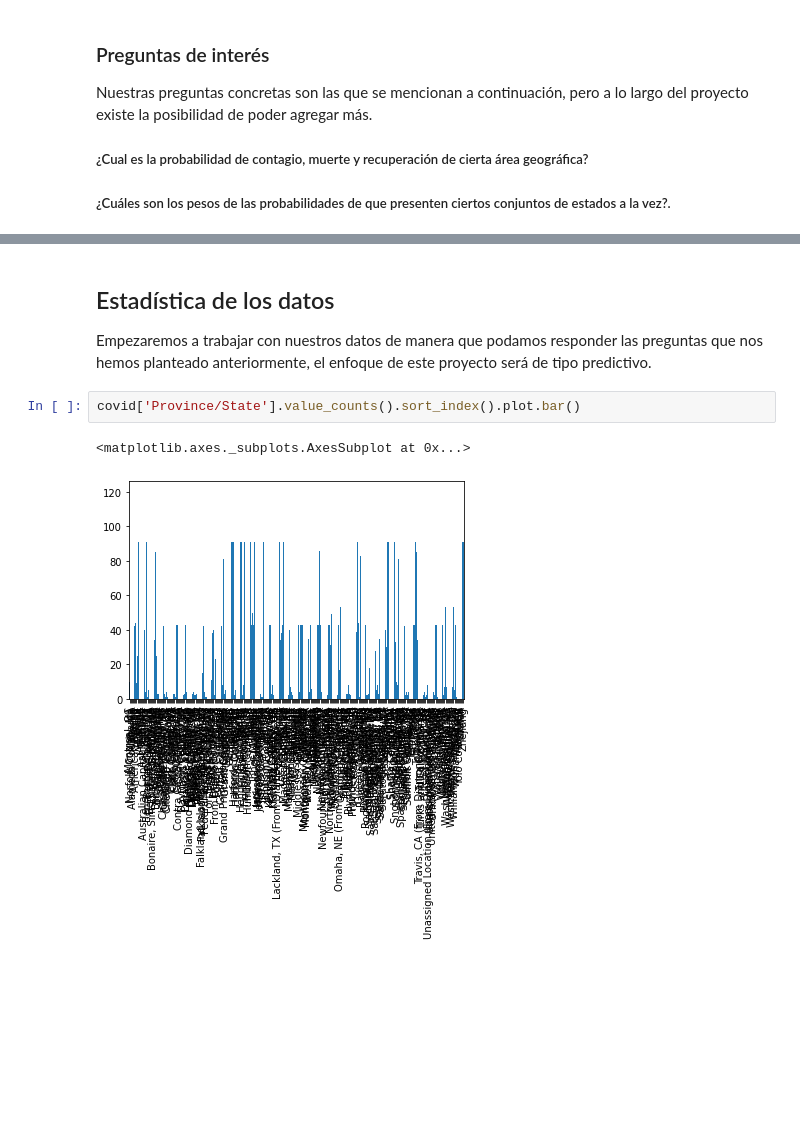
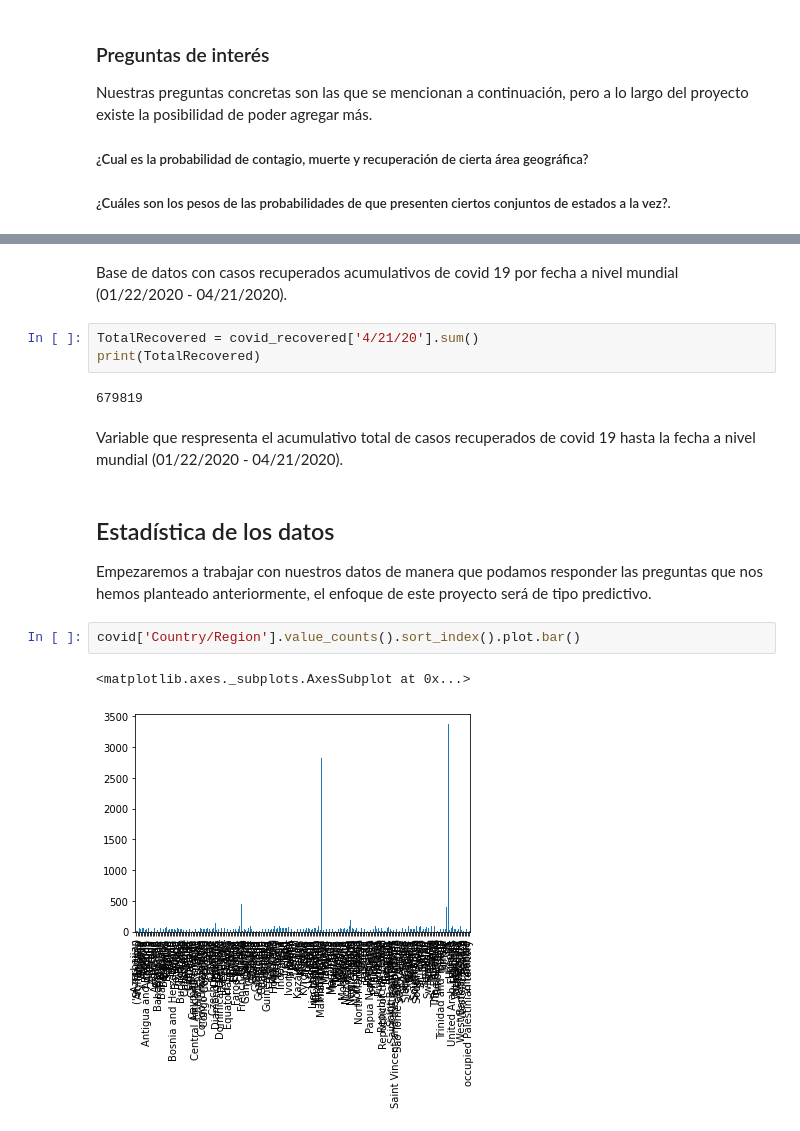
Before and after one commit to Josias2199/mineria, a Jupyter notebook: Proyecto/avance2_Proyecto.ipynb, the cells around one changed output, grey strips where cells are left out. Cells and saved outputs as stored; diff of their text form; blank space fills up the shorter version.

```diff
--- a/Proyecto/avance2_Proyecto.ipynb
+++ b/Proyecto/avance2_Proyecto.ipynb
@@ -112,9 +164,18 @@ covid.rename(columns = {'ObservationDate':'Dia Observado', 'Province/State':'Ciu
+# %% [markdown]
+Base de datos con casos recuperados acumulativos de covid 19 por fecha a nivel mundial (01/22/2020 - 04/21/2020).
+# %%
+TotalRecovered = covid_recovered['4/21/20'].sum()
+print(TotalRecovered)
+# %% [output]
+679819
+# %% [markdown]
+Variable que respresenta el acumulativo total de casos recuperados de covid 19 hasta la fecha a nivel mundial (01/22/2020 - 04/21/2020).
 # %% [markdown]
 ## Estadística de los datos
 
 Empezaremos a trabajar con nuestros datos de manera que podamos responder las preguntas que nos hemos planteado anteriormente, el enfoque de este proyecto será de tipo predictivo.
 # %%
-covid['Province/State'].value_counts().sort_index().plot.bar()
+covid['Country/Region'].value_counts().sort_index().plot.bar()
 # %% [output]
 <matplotlib.axes._subplots.AxesSubplot at 0x...>
-[figure, old version]
+[figure, new version]
```
Also changed, not shown: parts of 32 cells of this notebook, 7 other files.
